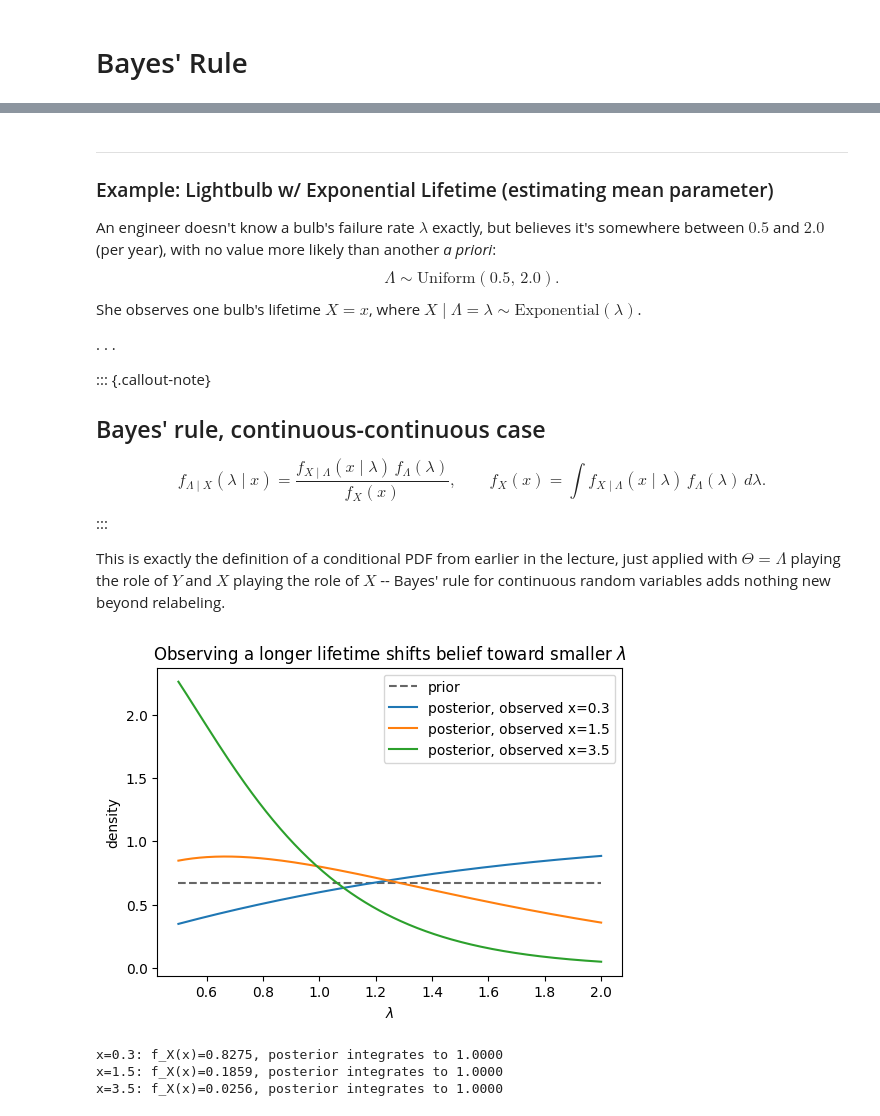
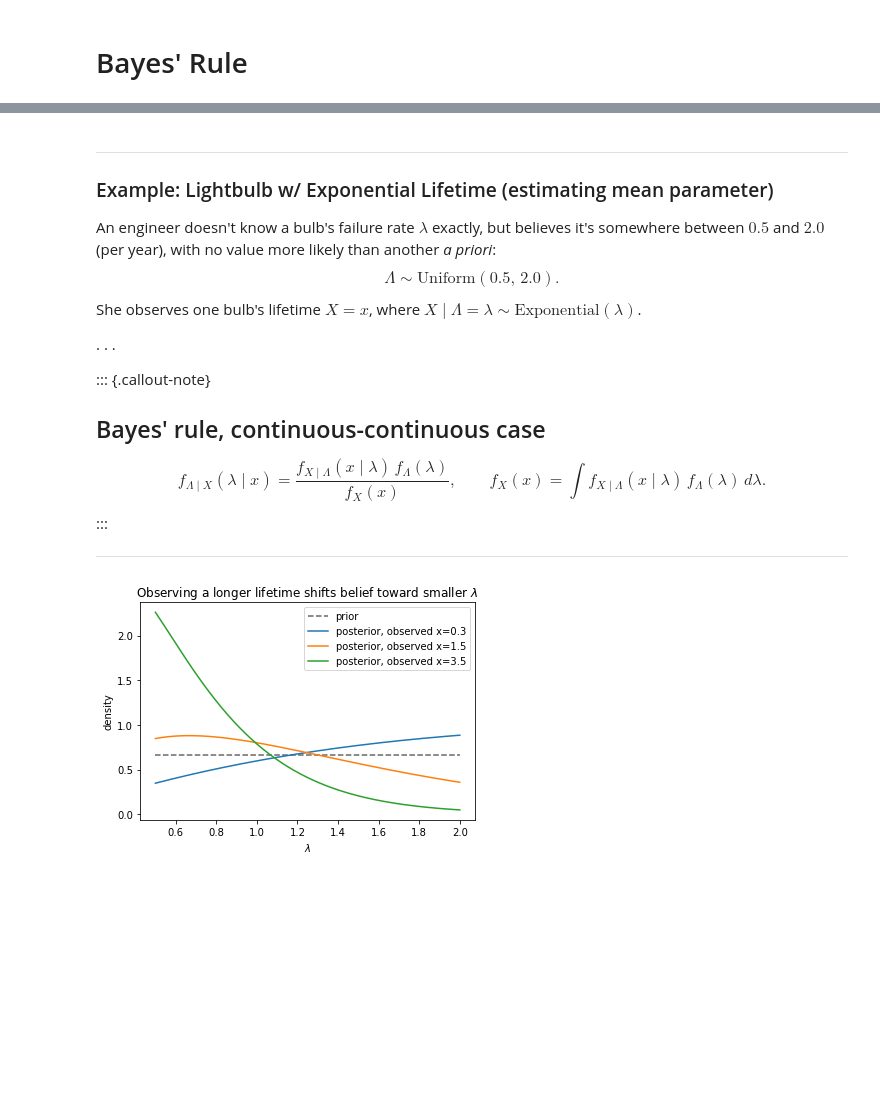
Before and after one commit to jamiehadd/Math-151-Probability, a Jupyter notebook: 08_conditioning-bayes-rule.ipynb, the cells around one changed output, grey strips where cells are left out. Drawn from its saved outputs; the diff is of its cells as text; code cells hidden in the pictures; blank space fills up the shorter version.

Commit message:
finished Lecture 8

```diff
--- a/08_conditioning-bayes-rule.ipynb
+++ b/08_conditioning-bayes-rule.ipynb
@@ -154,19 +116 @@ lasted.
 :::
-# %%
-# numerical check of memorylessness
-lam = 1.0
-s = 1.5
-N = 2_000_000
-draws = rng.exponential(scale=1/lam, size=N)
-survivors = draws[draws > s]
-residual = survivors - s
-
-tt = np.linspace(0, 6, 300)
-plt.hist(residual, bins=80, density=True, alpha=0.5, label=r"empirical $T-s \mid T>s$")
-plt.plot(tt, lam*np.exp(-lam*tt), color="C1", lw=2, label=r"Exponential$(\lambda)$ pdf")
-plt.legend()
-plt.xlabel("residual lifetime")
-plt.title("Memorylessness: residual lifetime matches a fresh draw")
-plt.show()
-
-print(f"empirical mean residual lifetime: {residual.mean():.4f}  (theory: 1/lambda = {1/lam:.4f})")
@@ -560,48 +449,37 @@ f_X(x) = \int f_{X\mid\Lambda}(x\mid\lambda)\, f_\Lambda(\lambda)\, d\lambda.
 $$
 :::
 
-This is exactly the definition of a conditional PDF from earlier in the
-lecture, just applied with $\Theta=\Lambda$ playing the role of $Y$ and $X$
-playing the role of $X$ -- Bayes' rule for continuous random variables adds
-nothing new beyond relabeling.
+---
 # %%
 # lightbulb: continuous prior, continuous observation
 a, b = 0.5, 2.0  # prior support
 
 def prior(lam):
     return np.where((lam >= a) & (lam <= b), 1.0/(b-a), 0.0)
 
 def likelihood(x, lam):
     return lam * np.exp(-lam * x)
 
 def evidence(x):
     return integrate.quad(lambda lam: likelihood(x, lam) * prior(lam), a, b)[0]
 
 def posterior(lam, x):
     return likelihood(x, lam) * prior(lam) / evidence(x)
 
 lams = np.linspace(a, b, 300)
 
 fig, ax = plt.subplots()
 ax.plot(lams, prior(lams), color="0.4", ls="--", label="prior")
 for x_obs, color in zip([0.3, 1.5, 3.5], ["C0", "C1", "C2"]):
     post = [posterior(l, x_obs) for l in lams]
     ax.plot(lams, post, color=color, label=f"posterior, observed x={x_obs}")
 ax.set_xlabel(r"$\lambda$")
 ax.set_ylabel("density")
 ax.legend()
 ax.set_title("Observing a longer lifetime shifts belief toward smaller " + r"$\lambda$")
 plt.show()
-
-for x_obs in [0.3, 1.5, 3.5]:
-    ev = evidence(x_obs)
-    check = integrate.quad(lambda l: posterior(l, x_obs), a, b)[0]
-    print(f"x={x_obs}: f_X(x)={ev:.4f}, posterior integrates to {check:.4f}")
 # %% [output]
-[figure, old version]
+[figure, new version]
-x=0.3: f_X(x)=0.8275, posterior integrates to 1.0000
-x=1.5: f_X(x)=0.1859, posterior integrates to 1.0000
-x=3.5: f_X(x)=0.0256, posterior integrates to 1.0000
 # %% [markdown]
 ## Inference about Discrete RV
 
```
Also changed, not shown: parts of 23 cells of this notebook, 7 other files.
